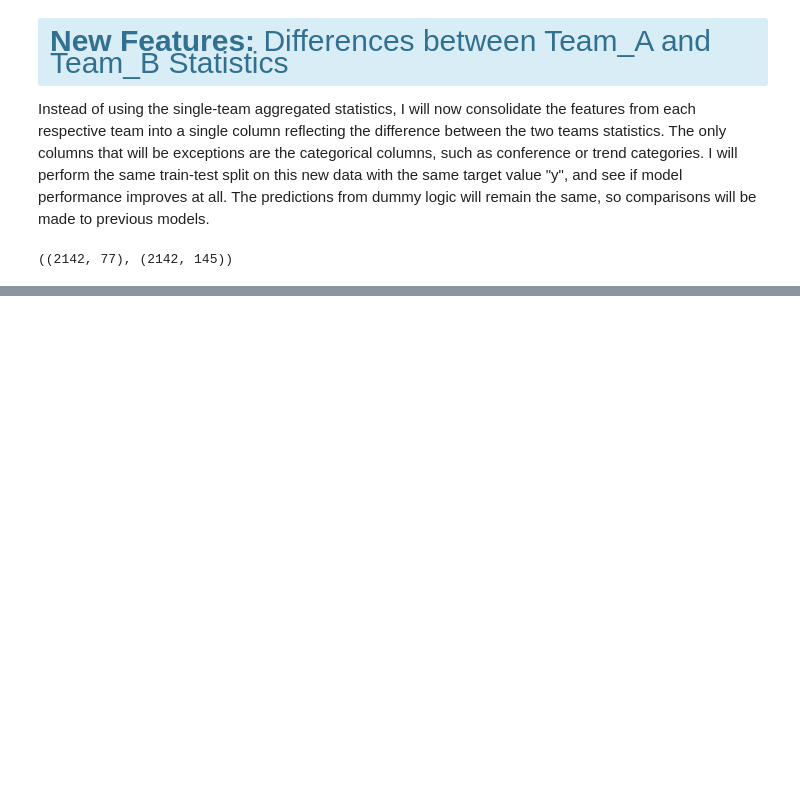
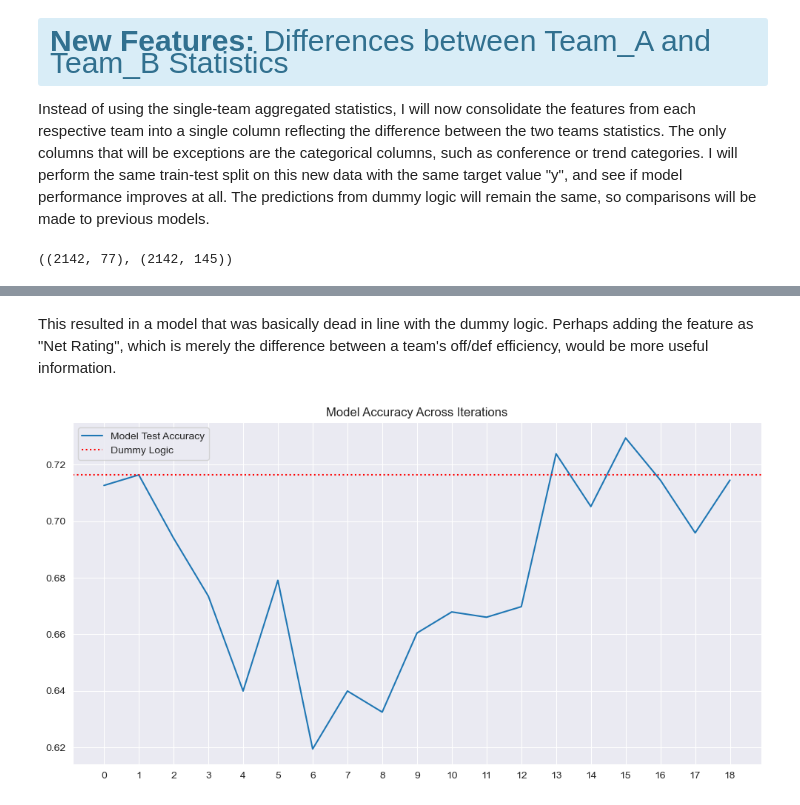
Before and after one commit to dvdhartsman/March_Machine_Learning_Mania_2024, a Jupyter notebook: Model_Development.ipynb, the cells around one changed output, grey strips where cells are left out. Cells and saved outputs as stored; diff of their text form; code cells hidden in the pictures; blank space fills up the shorter version.

```diff
--- a/Model_Development.ipynb
+++ b/Model_Development.ipynb
@@ -951,0 +1445,13 @@ NameError: name 'compare_curves' is not defined
+# %% [markdown]
+This resulted in a model that was basically dead in line with the dummy logic. Perhaps adding the feature as "Net Rating", which is merely the difference between a team's off/def efficiency, would be more useful information.
+# %%
+# Taking inventory of model performance across iterations up until this point
+
+fig, ax = plt.subplots(figsize=(12,6))
+Model.model_df["test_accuracy"].plot(kind="line", xticks = np.arange(0, 19, 1), \
+                                     title="Model Accuracy Across Iterations", ax=ax, label="Model Test Accuracy")
+ax.axhline(Model.model_df.loc[1, "test_accuracy"], linestyle=":", color="r", label="Dummy Logic")
+plt.legend()
+plt.grid(True);
+# %% [output]
+[figure, added]
```
Also changed, not shown: parts of 208 cells of this notebook, 4 other files.
